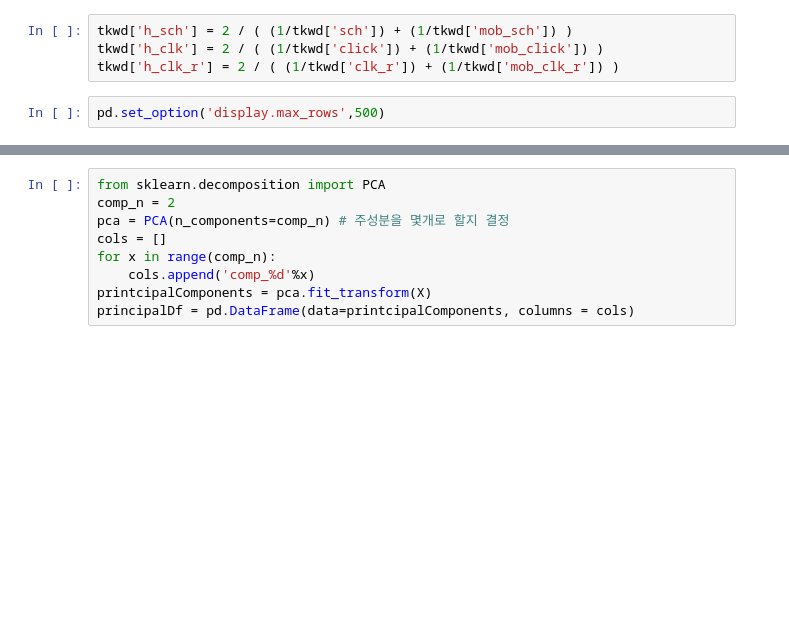
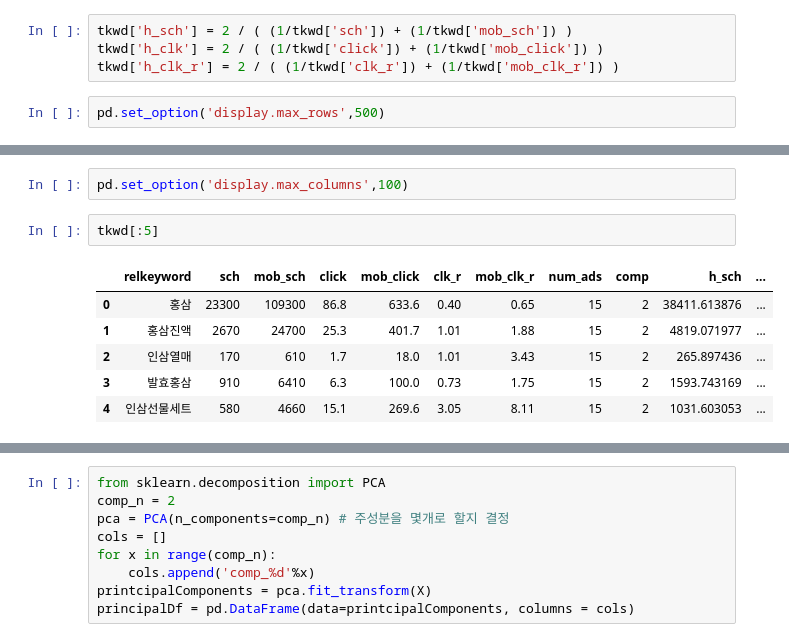
Before and after one commit to epsilon-deltta/MAIO, a Jupyter notebook: feature_engineering.ipynb, the cells around one changed output, grey strips where cells are left out. Cells and saved outputs as stored; diff of their text form; blank space fills up the shorter version.

```diff
--- a/feature_engineering.ipynb
+++ b/feature_engineering.ipynb
@@ -31,0 +39,11 @@ tkwd.sort_values(['h_sch'],ascending=False)[:10]
+# %%
+pd.set_option('display.max_columns',100)
+# %%
+tkwd[:5]
+# %% [output]
+|  | relkeyword | sch | mob_sch | click | mob_click | clk_r | mob_clk_r | num_ads | comp | h_sch | ... |
+| 0 | 홍삼 | 23300 | 109300 | 86.8 | 633.6 | 0.40 | 0.65 | 15 | 2 | 38411.613876 | ... |
+| 1 | 홍삼진액 | 2670 | 24700 | 25.3 | 401.7 | 1.01 | 1.88 | 15 | 2 | 4819.071977 | ... |
+| 2 | 인삼열매 | 170 | 610 | 1.7 | 18.0 | 1.01 | 3.43 | 15 | 2 | 265.897436 | ... |
+| 3 | 발효홍삼 | 910 | 6410 | 6.3 | 100.0 | 0.73 | 1.75 | 15 | 2 | 1593.743169 | ... |
+| 4 | 인삼선물세트 | 580 | 4660 | 15.1 | 269.6 | 3.05 | 8.11 | 15 | 2 | 1031.603053 | ... |
```
Also changed, not shown: parts of 10 cells of this notebook.
